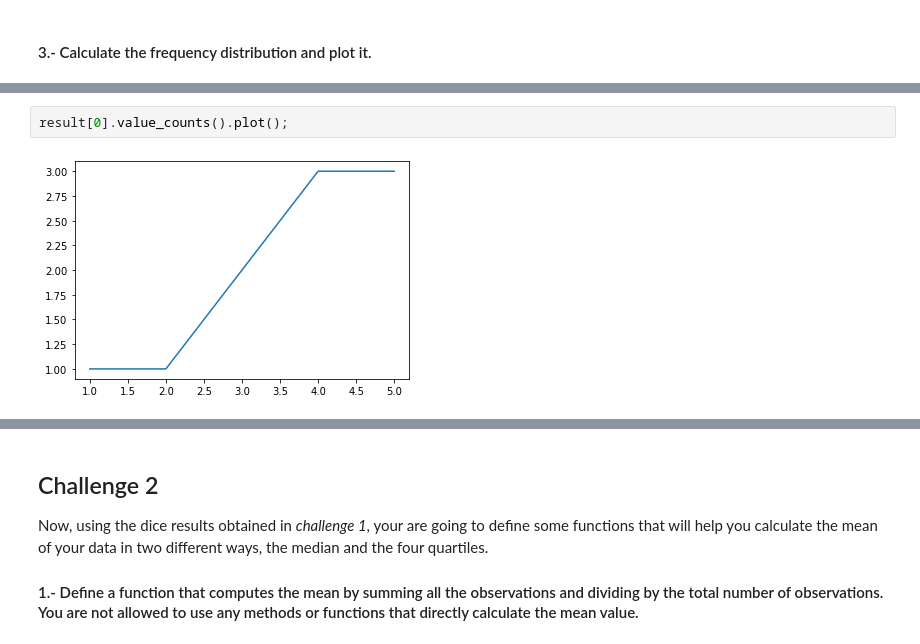
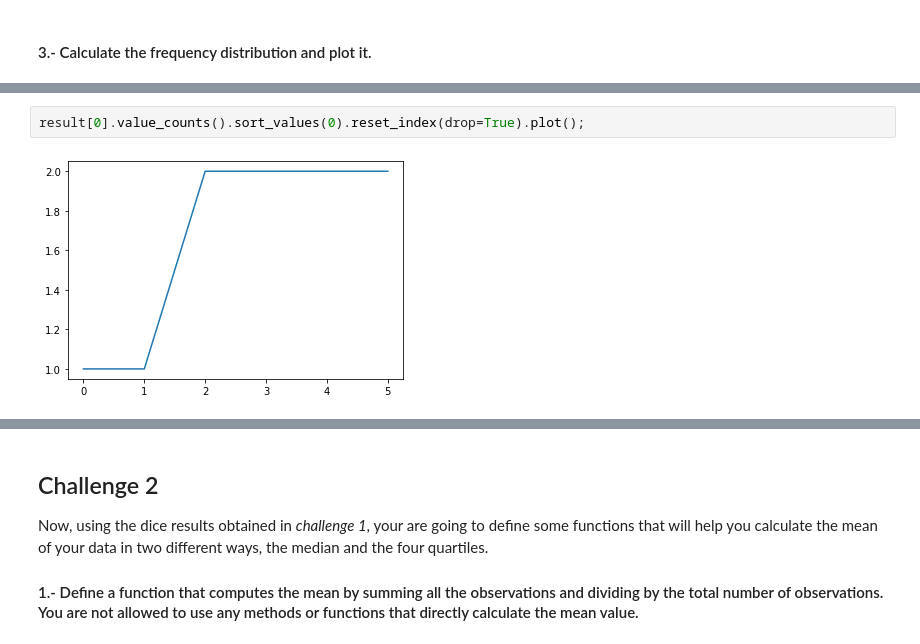
Before and after one commit to nunpepe/data-ber-06-20, a Jupyter notebook: Labs/module-2_labs/01_statistics/03_lab-descriptive-stats/your-code/main.ipynb, the cells around one changed output, grey strips where cells are left out. Cells and saved outputs as stored; diff of their text form.

```diff
--- a/Labs/module-2_labs/01_statistics/03_lab-descriptive-stats/your-code/main.ipynb
+++ b/Labs/module-2_labs/01_statistics/03_lab-descriptive-stats/your-code/main.ipynb
@@ -53,9 +55,9 @@ result[0].value_counts()
 1    1
 Name: 0, dtype: int64
 # %%
-result[0].value_counts().plot();
+result[0].value_counts().sort_values(0).reset_index(drop=True).plot();
 # %% [output]
-[figure, old version]
+[figure, new version]
 # %%
 """
 your comments here
```
Also changed, not shown: parts of 27 cells of this notebook, 2 other files.
